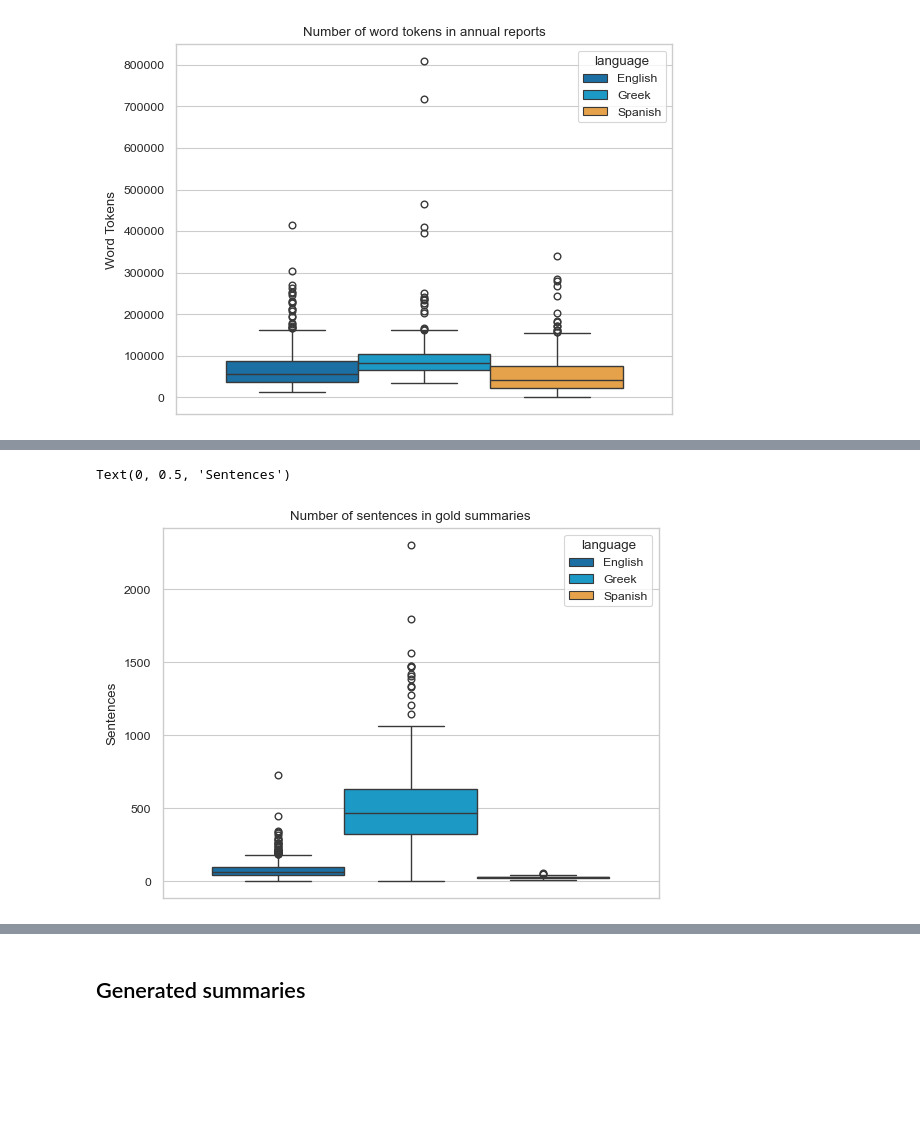
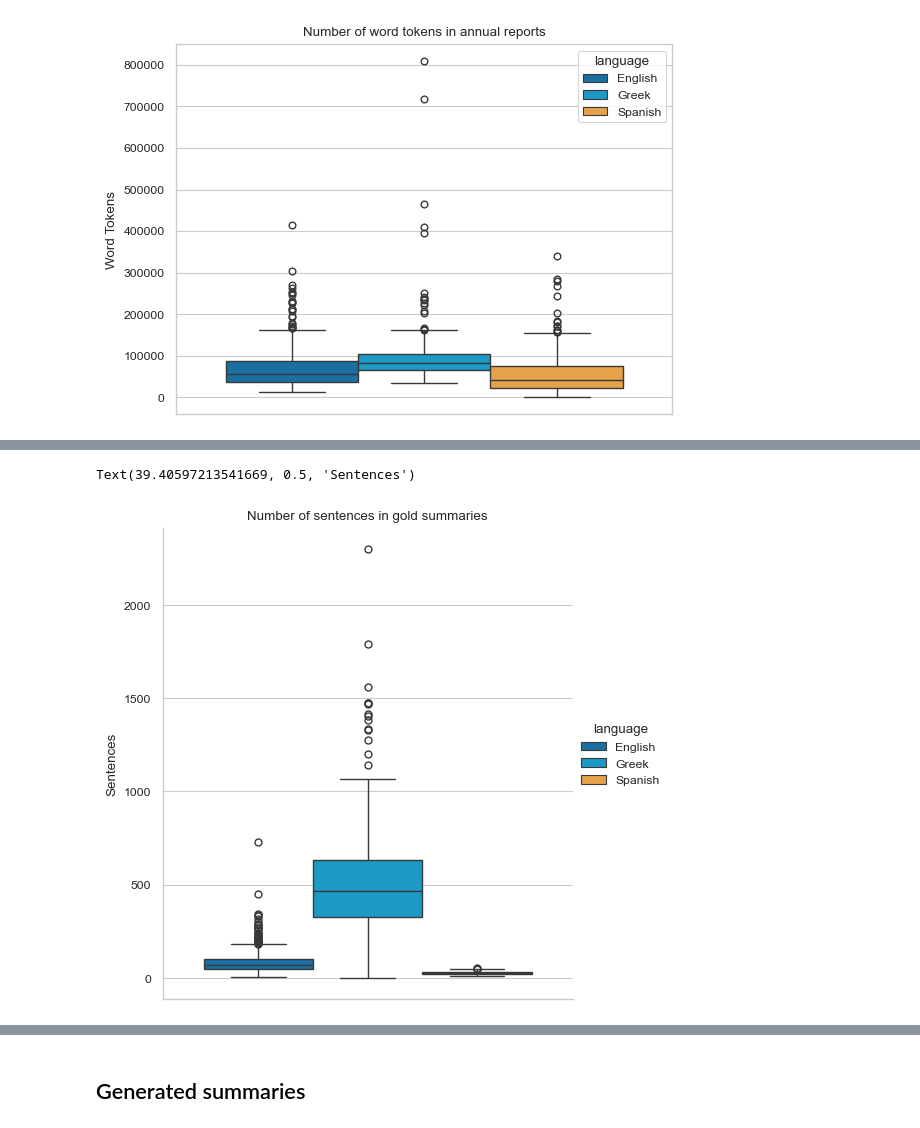
Before and after one commit to stefsyrsiri/financial-summarization-meta-evaluation, a Jupyter notebook: notebooks/eda.ipynb, the cells around one changed output, grey strips where cells are left out. Saved outputs shown, nothing was run; the diff lists cells and outputs as text; code cells hidden in the pictures; blank space fills up the shorter version.

Commit message:
Updated tables and plots.

```diff
--- a/notebooks/eda.ipynb
+++ b/notebooks/eda.ipynb
@@ -87,7 +110,7 @@ golds.groupby('language')['spacy_token_count'].describe().round(2)
 # %%
-sns.boxplot(data=golds, y='spacy_sent_count', hue='language', palette=langcols)
+sns.catplot(data=golds, y='spacy_sent_count', hue='language', palette=langcols, kind='box')
 plt.title('Number of sentences in gold summaries')
 plt.ylabel('Sentences')
 # %% [output]
-Text(0, 0.5, 'Sentences')
+Text(39.40597213541669, 0.5, 'Sentences')
-[figure, old version]
+[figure, new version]
```
Also changed, not shown: parts of 19 cells of this notebook.
